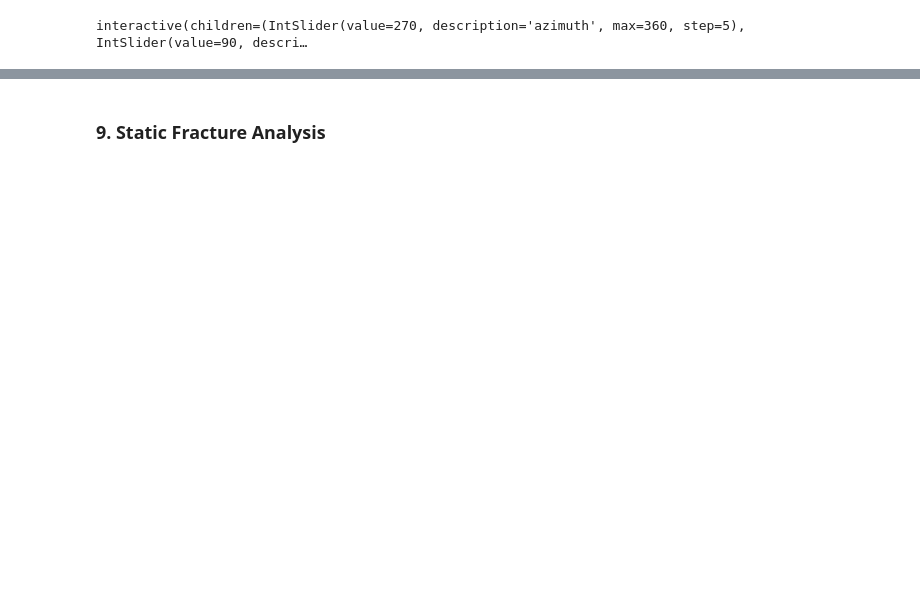
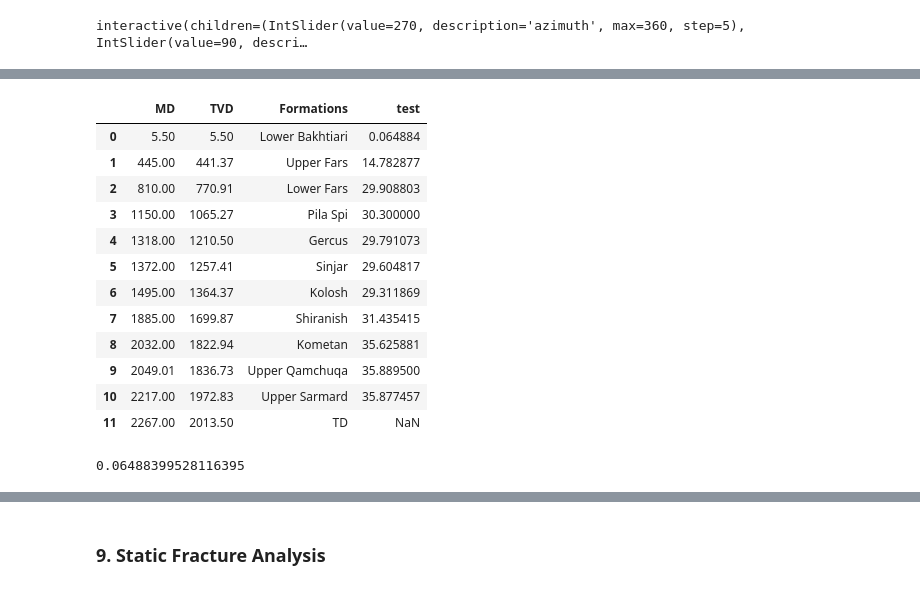
Before and after one commit to Zabamund/fracture-SFA, a Jupyter notebook: notebooks/SFA_Notebook.ipynb, the cells around one changed output, grey strips where cells are left out. Saved outputs shown, nothing was run; the diff lists cells and outputs as text; code cells hidden in the pictures; blank space fills up the shorter version.

```diff
--- a/notebooks/SFA_Notebook.ipynb
+++ b/notebooks/SFA_Notebook.ipynb
@@ -228,0 +253,6 @@ for line in z_dev:
+# %%
+# add new column to df
+survey_edt['x[m]'] = x_pos
+survey_edt['y[m]'] = y_pos
+survey_edt['z[m]'] = z_pos
+survey_edt.head()
@@ -254,0 +328,7 @@ interactive(children=(IntSlider(value=270, description='azimuth', max=360, step=
+# %%
+for row in survey_edt.itertuples():
+    current_dev_MD = row[1]
+    if 455 < current_dev_MD:
+        my_two_rows = survey_edt[row[0] - 1:row[0] + 1]
+        print(my_two_rows)
+        break
@@ -254,0 +343,50 @@ interactive(children=(IntSlider(value=270, description='azimuth', max=360, step=
+# %%
+def top_incAzi(tops_df):
+    """
+    Takes a tops dataframe and returns same dataframe with addtional columns
+    for Inc and Azi based on:
+    inc = inc_dev_lower - ((MD_dev_lower - MD_Top) * (delta_incl) / (delta_MD_dev))
+    azi = azi_dev_lower - ((MD_dev_lower - MD_Top) * (delta_azi) / (delta_MD_dev))
+    """
+    for top in tops_df.itertuples():
+        current_Top_MD = top[1]
+        for depth in survey_edt.itertuples():
+            current_dev_MD = depth[1]
+            if current_Top_MD < current_dev_MD:
+                enclosing_rows = survey_edt[depth[0] - 1:depth[0] + 1]
+                MD_dev_low = enclosing_rows[1:2]['MD[m]']
+                MD_dev_up = enclosing_rows[:1]['MD[m]']
+                Inc_dev_low = enclosing_rows[1:2]['Inc[deg]']
+                Inc_dev_up = enclosing_rows[:1]['Inc[deg]']
+                Azi_dev_low = enclosing_rows[1:2]['Azi[deg]']
+                Azi_dev_up = enclosing_rows[:1]['Azi[deg]']
+                #print(Inc_dev_low.values[0])
+                #print(MD_dev_low.values[0] - current_Top_MD)
+                #print(Inc_dev_low.values[0] - Inc_dev_up.values[0])
+                #print(MD_dev_low.values[0] - MD_dev_up.values[0])
+                tops_df.loc[top[:1][0],'test'] = Inc_dev_low.values[0] - ((MD_dev_low.values[0] - current_Top_MD)
+                                                                * (Inc_dev_low.values[0] - Inc_dev_up.values[0])
+                                                                / (MD_dev_low.values[0] - MD_dev_up.values[0]))
+                #tops_df['Azi[deg]'] =
+                break
+    return tops_df
+# %%
+top_incAzi(tops)
+# %% [output]
+|  | MD | TVD | Formations | test |
+| 0 | 5.50 | 5.50 | Lower Bakhtiari | 0.064884 |
+| 1 | 445.00 | 441.37 | Upper Fars | 14.782877 |
+| 2 | 810.00 | 770.91 | Lower Fars | 29.908803 |
+| 3 | 1150.00 | 1065.27 | Pila Spi | 30.300000 |
+| 4 | 1318.00 | 1210.50 | Gercus | 29.791073 |
+| 5 | 1372.00 | 1257.41 | Sinjar | 29.604817 |
+| 6 | 1495.00 | 1364.37 | Kolosh | 29.311869 |
+| 7 | 1885.00 | 1699.87 | Shiranish | 31.435415 |
+| 8 | 2032.00 | 1822.94 | Kometan | 35.625881 |
+| 9 | 2049.01 | 1836.73 | Upper Qamchuqa | 35.889500 |
+| 10 | 2217.00 | 1972.83 | Upper Sarmard | 35.877457 |
+| 11 | 2267.00 | 2013.50 | TD | NaN |
+# %%
+0.9 - (70.79 * 0.9 / 76.29)
+# %% [output]
+0.06488399528116395
```
Also changed, not shown: parts of 12 cells of this notebook.
